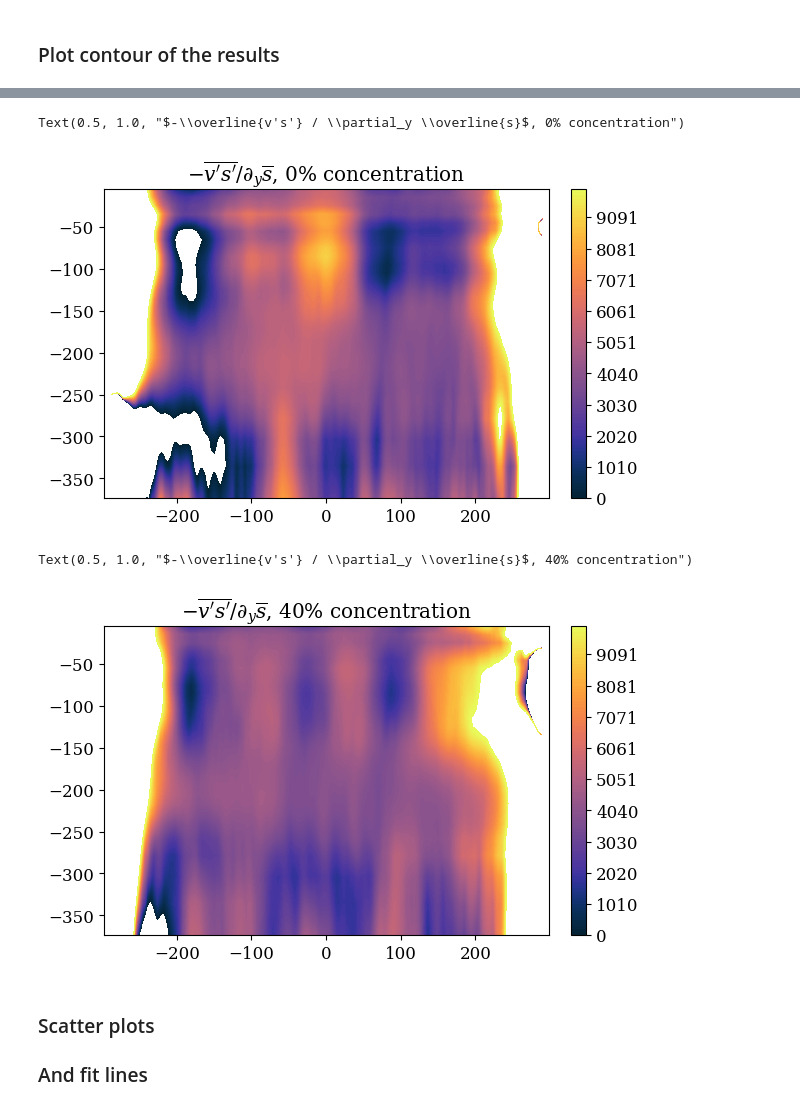
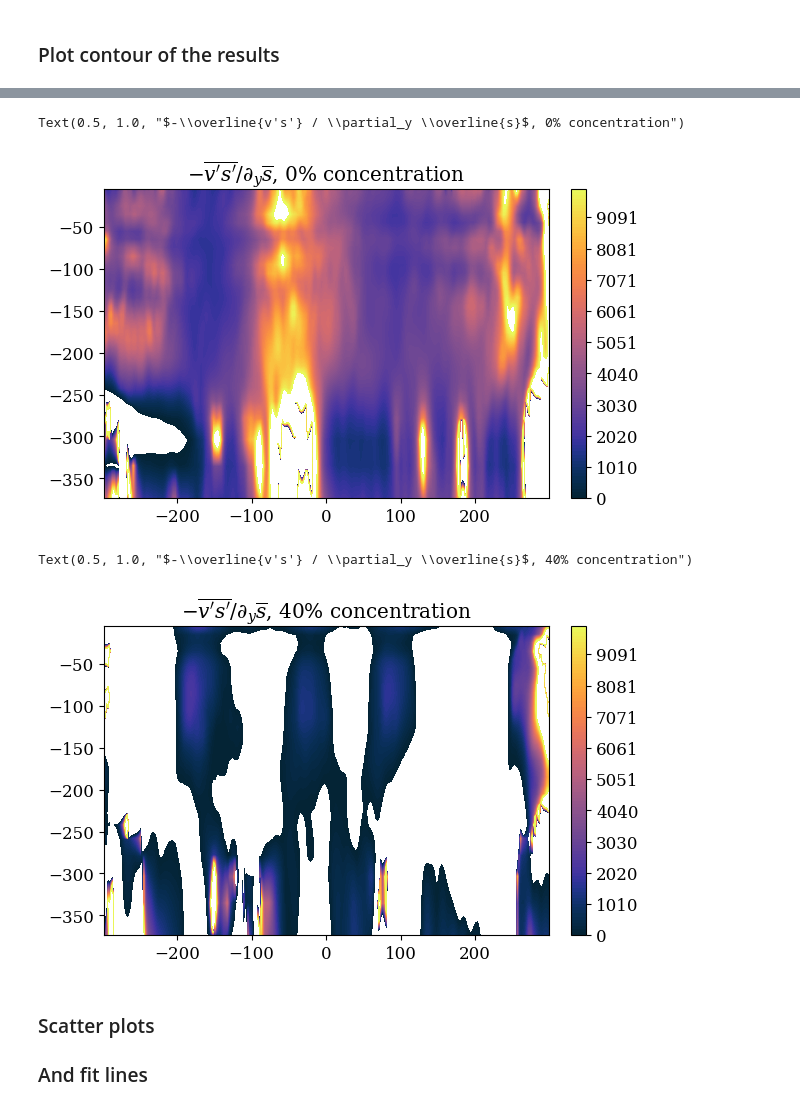
Before and after one commit to hmason13/ArcticMiddepthBI, a Jupyter notebook: analysis/acrossChannelDiffusivity.ipynb, the cells around one changed output, grey strips where cells are left out. Drawn from its saved outputs; the diff is of its cells as text; code cells hidden in the pictures.

Commit message:
updating adiabatic flux plots

```diff
--- a/analysis/acrossChannelDiffusivity.ipynb
+++ b/analysis/acrossChannelDiffusivity.ipynb
@@ -26,10 +26,12 @@ rhoConst = 1000
 # %%
 # load data
 
-# saltSteady = np.load(loc+"channelMeanSalt.npy")
-saltSteady = np.load(loc2+"modelRho.npy")[:,:,10:16]
-VSbar = np.load(loc+"channelMeanVSbar.npy")
-WSbar = np.load(loc+"channelMeanWSbar.npy")
+saltSteady = np.load(loc+"channelMeanSalt.npy")
 
 levs = np.load(loc+"../grid/gridLevs.npy")
 levFaces = np.load(loc+"../grid/gridLevs.npy")
+
+adiaFlux = np.load(loc+"channelMeanAdiaAdvFlux.npy")
+diabaticFlux = np.load(loc+"channelMeanDiabaticAdvFlux.npy")
+
+# adiaFlux = adiaFlux + diabaticFlux
@@ -53,3 +40,9 @@ kappaCalc = VSbar / DsaltDy
+# %%
+# use modified VSbar DsaltDy kappaCalc from calcadvfluxdecomp.ipynb
+DsaltDy = np.gradient(saltSteady,dy,axis=1)[:,100:-100,:]
+VSbar = adiaFlux[0,:,100:-100,:]
+kappaCalc =  VSbar / DsaltDy
+kappaCalc = kappaCalc
 # %% [markdown]
 ### Plot contour of the results
 # %%
@@ -68,7 +61,7 @@ Text(0.5, 1.0, "$-\\overline{v's'} / \\partial_y \\overline{s}$, 100% concentrat
 # %%
 dI = 29
 contourLevs = np.linspace(0,10e3,100)
-yGrid = np.linspace(-498,498,499)[100:-100]
+yGrid = np.linspace(-498,498,500)[100:-100]
 
 plt.figure(figsize=(6,3.75),layout="constrained")
 plt.contourf(yGrid,levs[:dI],-kappaCalc[:dI,:,0],contourLevs,
@@ -77,20 +70,20 @@ plt.colorbar()
 plt.title("$-\overline{v's'} / \partial_y \overline{s}$, 0% concentration")
 # %% [output]
 Text(0.5, 1.0, "$-\\overline{v's'} / \\partial_y \\overline{s}$, 0% concentration")
-[figure, old version]
+[figure, new version]
 # %%
 dI = 29
 contourLevs = np.linspace(0,10e3,100)
-yGrid = np.linspace(-498,498,499)[100:-100]
+yGrid = np.linspace(-498,498,500)[100:-100]
 
 plt.figure(figsize=(6,3.75),layout="constrained")
 plt.contourf(yGrid,levs[:dI],-kappaCalc[:dI,:,2],contourLevs,
             cmap=cmocean.cm.thermal)
 plt.colorbar()
 plt.title("$-\overline{v's'} / \partial_y \overline{s}$, 40% concentration")
 # %% [output]
 Text(0.5, 1.0, "$-\\overline{v's'} / \\partial_y \\overline{s}$, 40% concentration")
-[figure, old version]
+[figure, new version]
 # %% [markdown]
 ### Scatter plots
 ### And fit lines
```
Also changed, not shown: parts of 17 cells of this notebook, 2 other files.
